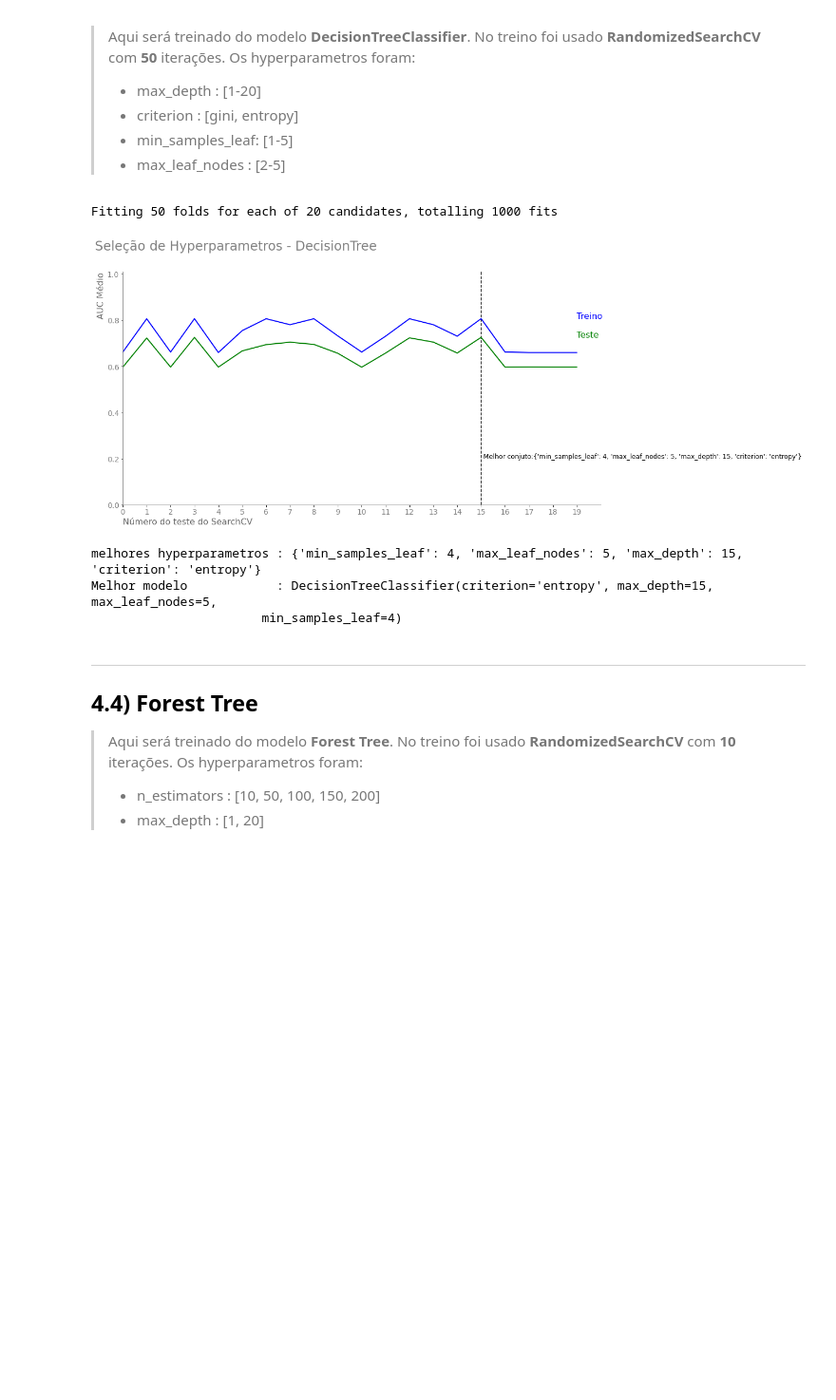
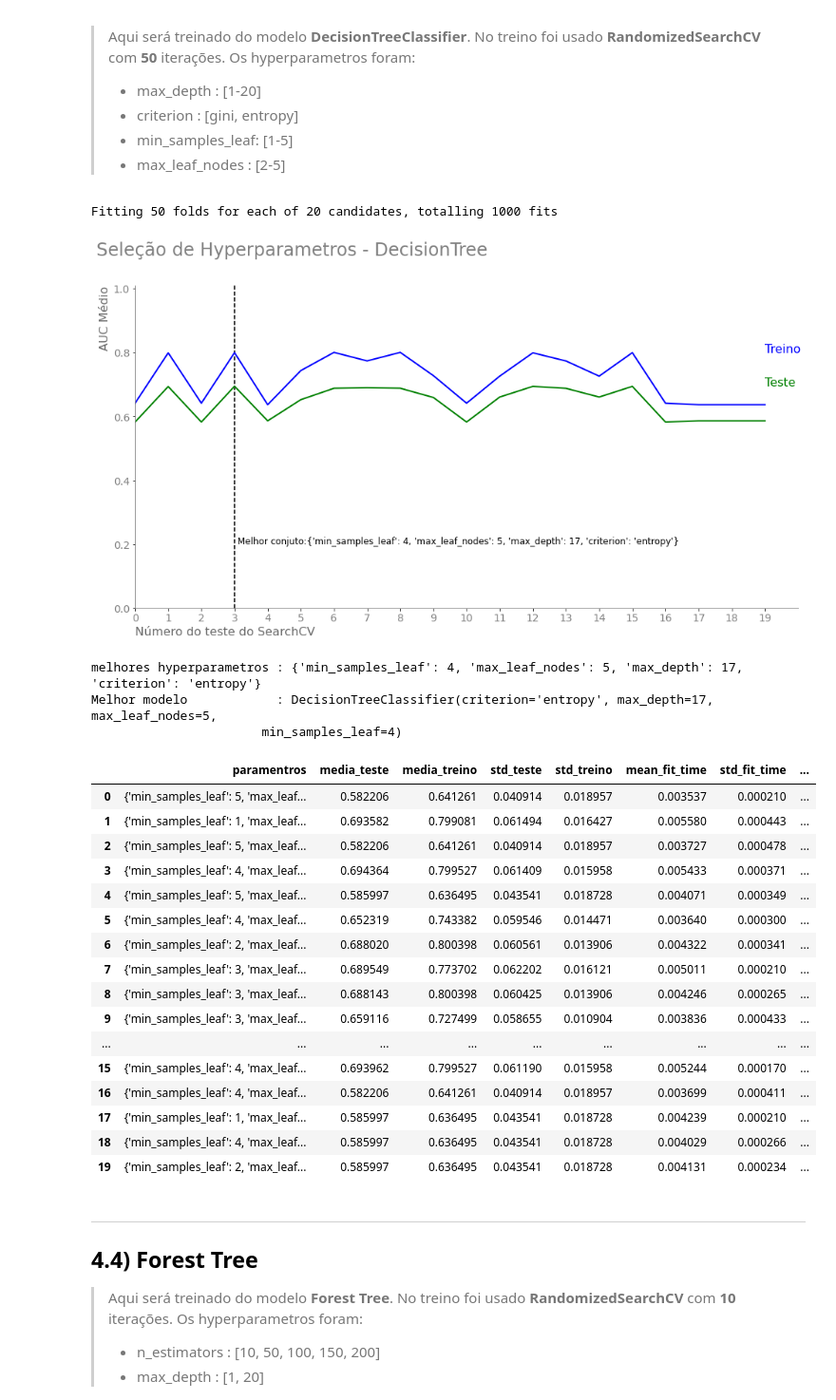
Before and after one commit to HenriqueCCdA/BC_DS_Projeto_Final, a Jupyter notebook: Notebooks/ML/treinamentos.ipynb, the cells around one changed output. Shown at 95% size. Cells and saved outputs as stored; diff of their text form; code cells hidden in the pictures; blank space fills up the shorter version.

```diff
--- a/Notebooks/ML/treinamentos.ipynb
+++ b/Notebooks/ML/treinamentos.ipynb
@@ -86,7 +104,7 @@ pandas     : 1.2.4
 numpy      : 1.20.2
 matplotlib : 3.3.4
 # %%
-def treina(modelo, x, y, parameters, n_splits, n_repeats, n_iter, seed, titulo):
+def treina(modelo, x, y, parameters, n_splits, n_repeats, n_iter, seed, titulo, n):
     '''
     ----------------------------------------------------------------------------
     Treina e mostra os resultados
@@ -109,9 +127,9 @@ def treina(modelo, x, y, parameters, n_splits, n_repeats, n_iter, seed, titulo):
                          resultados['rank_test_score'],
                          hyperparametros)
 
-    resultados_treinamento(resultados, melhor_modelo, hyperparametros, n = 10)
+    pd = resultados_treinamento(resultados, melhor_modelo, hyperparametros, n = n)
 
-    return melhor_modelo
+    return melhor_modelo, pd
 # %% [markdown]
 ---
 # 3) Lendo os dados
@@ -264,26 +300,46 @@ Melhor modelo            : LogisticRegression(C=0.8236321513787566, max_iter=100
 # %%
 parameters = {'max_depth'       : np.arange(1, 21),
               'criterion'       : ['gini', 'entropy'],
               'min_samples_leaf': np.arange(1, 6),
               'max_leaf_nodes'  : np.arange(2, 6)
              }
 modelo = DecisionTreeClassifier()
 
-melhor_modelo_arvore = treina(modelo = modelo,
+melhor_modelo_arvore, res = treina(modelo = modelo,
                             x = x_cv,
                             y = y_cv,
                             parameters = parameters,
                             n_splits = n_splits,
                             n_repeats = n_repeats,
                             n_iter = n_iter,
                             seed = seed,
-                            titulo = 'Seleção de Hyperparametros - DecisionTree')
+                            titulo = 'Seleção de Hyperparametros - DecisionTree',
+                            n = 20)
+
+res
 # %% [output]
 Fitting 50 folds for each of 20 candidates, totalling 1000 fits
-[figure, old version]
+[figure, new version]
-melhores hyperparametros : {'min_samples_leaf': 4, 'max_leaf_nodes': 5, 'max_depth': 15, 'criterion': 'entropy'}
-Melhor modelo            : DecisionTreeClassifier(criterion='entropy', max_depth=15, max_leaf_nodes=5,
+melhores hyperparametros : {'min_samples_leaf': 4, 'max_leaf_nodes': 5, 'max_depth': 17, 'criterion': 'entropy'}
+Melhor modelo            : DecisionTreeClassifier(criterion='entropy', max_depth=17, max_leaf_nodes=5,
                        min_samples_leaf=4)
+|  | paramentros | media_teste | media_treino | std_teste | std_treino | mean_fit_time | std_fit_time | ... |
+| 0 | {'min_samples_leaf': 5, 'max_leaf... | 0.582206 | 0.641261 | 0.040914 | 0.018957 | 0.003537 | 0.000210 | ... |
+| 1 | {'min_samples_leaf': 1, 'max_leaf... | 0.693582 | 0.799081 | 0.061494 | 0.016427 | 0.005580 | 0.000443 | ... |
+| 2 | {'min_samples_leaf': 5, 'max_leaf... | 0.582206 | 0.641261 | 0.040914 | 0.018957 | 0.003727 | 0.000478 | ... |
+| 3 | {'min_samples_leaf': 4, 'max_leaf... | 0.694364 | 0.799527 | 0.061409 | 0.015958 | 0.005433 | 0.000371 | ... |
+| 4 | {'min_samples_leaf': 5, 'max_leaf... | 0.585997 | 0.636495 | 0.043541 | 0.018728 | 0.004071 | 0.000349 | ... |
+| 5 | {'min_samples_leaf': 4, 'max_leaf... | 0.652319 | 0.743382 | 0.059546 | 0.014471 | 0.003640 | 0.000300 | ... |
+| 6 | {'min_samples_leaf': 2, 'max_leaf... | 0.688020 | 0.800398 | 0.060561 | 0.013906 | 0.004322 | 0.000341 | ... |
+| 7 | {'min_samples_leaf': 3, 'max_leaf... | 0.689549 | 0.773702 | 0.062202 | 0.016121 | 0.005011 | 0.000210 | ... |
+| 8 | {'min_samples_leaf': 3, 'max_leaf... | 0.688143 | 0.800398 | 0.060425 | 0.013906 | 0.004246 | 0.000265 | ... |
+| 9 | {'min_samples_leaf': 3, 'max_leaf... | 0.659116 | 0.727499 | 0.058655 | 0.010904 | 0.003836 | 0.000433 | ... |
+| ... | ... | ... | ... | ... | ... | ... | ... | ... |
+| 15 | {'min_samples_leaf': 4, 'max_leaf... | 0.693962 | 0.799527 | 0.061190 | 0.015958 | 0.005244 | 0.000170 | ... |
+| 16 | {'min_samples_leaf': 4, 'max_leaf... | 0.582206 | 0.641261 | 0.040914 | 0.018957 | 0.003699 | 0.000411 | ... |
+| 17 | {'min_samples_leaf': 1, 'max_leaf... | 0.585997 | 0.636495 | 0.043541 | 0.018728 | 0.004239 | 0.000210 | ... |
+| 18 | {'min_samples_leaf': 4, 'max_leaf... | 0.585997 | 0.636495 | 0.043541 | 0.018728 | 0.004029 | 0.000266 | ... |
+| 19 | {'min_samples_leaf': 2, 'max_leaf... | 0.585997 | 0.636495 | 0.043541 | 0.018728 | 0.004131 | 0.000234 | ... |
 # %% [markdown]
 ---
 ## 4.4) Forest Tree
```
Also changed, not shown: parts of 12 cells of this notebook.
